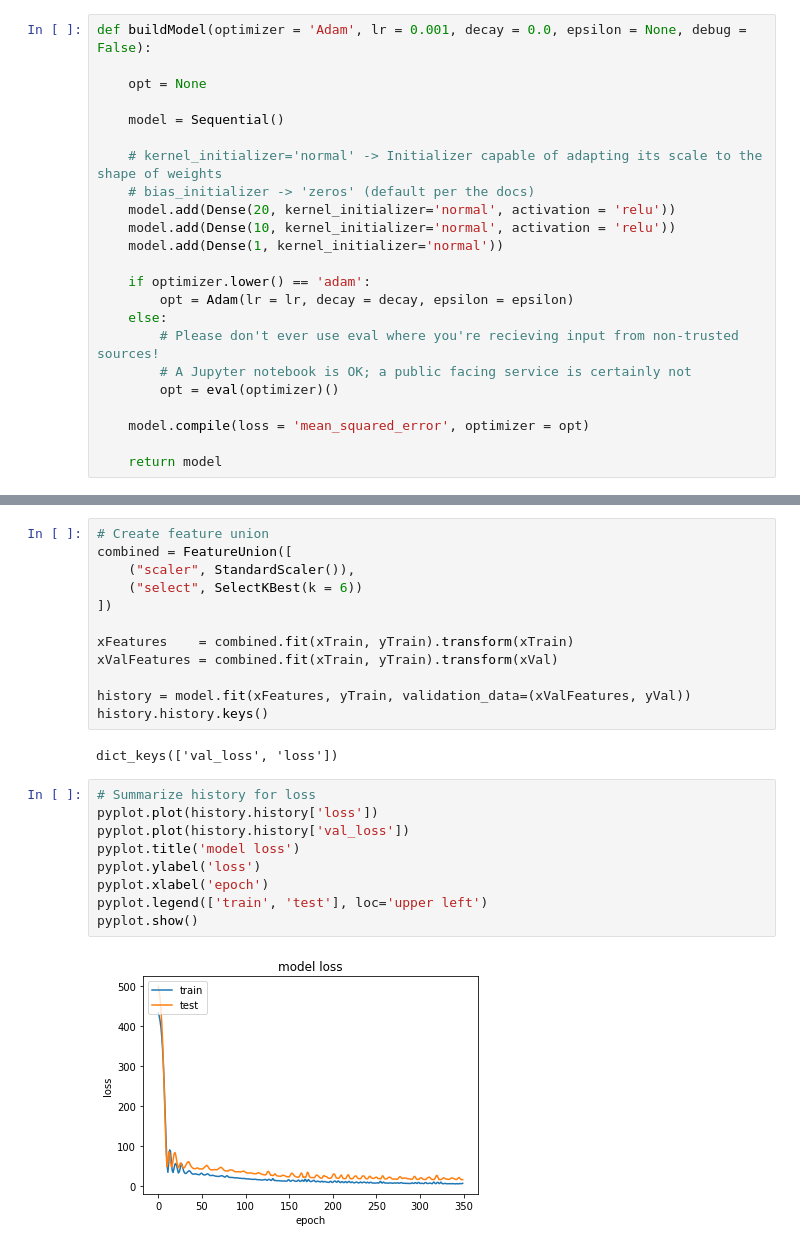
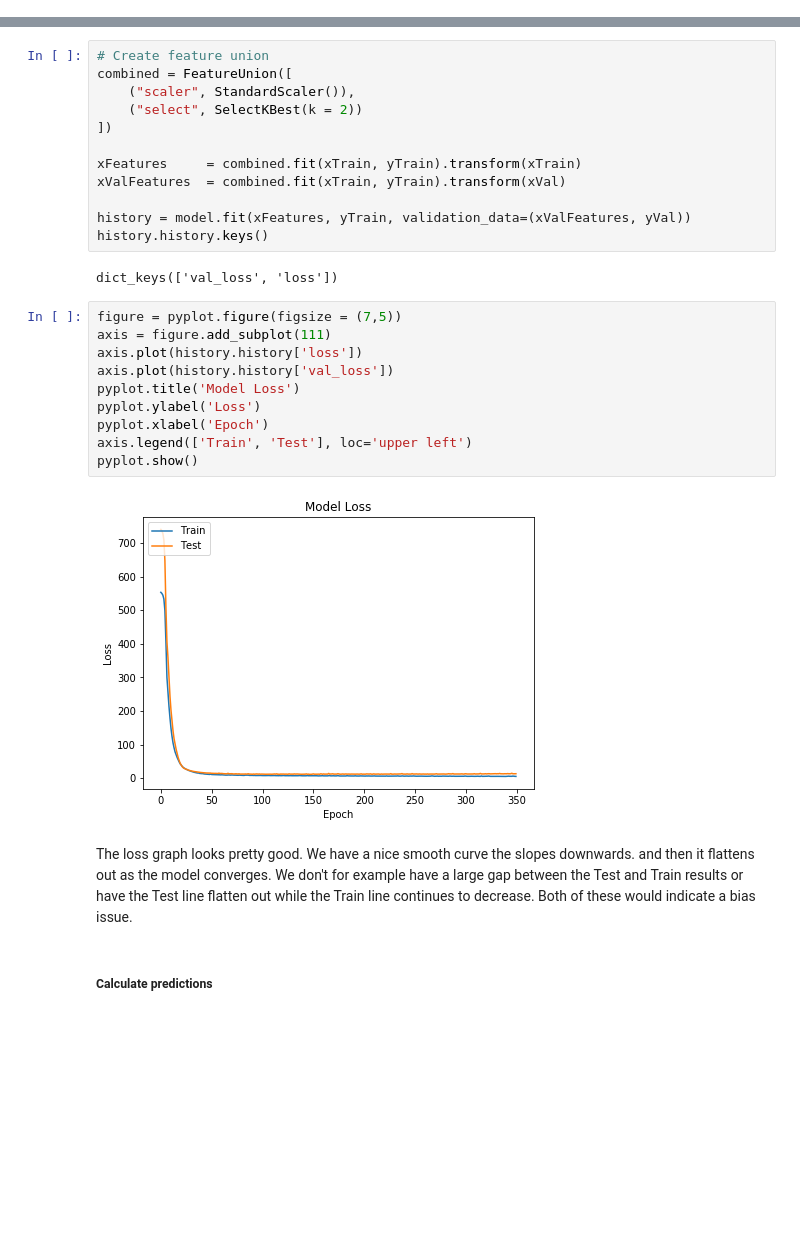
Before and after one commit to nrasch/Portfolio, a Jupyter notebook: Machine-Learning/Python/04-Classic-Datasets/Model-02.Keras.2.ipynb, the cells around one changed output, grey strips where cells are left out. Drawn from its saved outputs; the diff is of its cells as text; blank space fills up the shorter version.

Commit message:
Working on final draft of Model-02.Keras.2.ipynb

```diff
--- a/Machine-Learning/Python/04-Classic-Datasets/Model-02.Keras.2.ipynb
+++ b/Machine-Learning/Python/04-Classic-Datasets/Model-02.Keras.2.ipynb
@@ -145,29 +145,6 @@ yVal.shape =  (102,)
 ### Build model function
 # %% [markdown]
 More info on the `kernal_initializer`:  https://keras.io/initializers/
-# %%
-def buildModel(optimizer = 'Adam', lr = 0.001, decay = 0.0, epsilon = None, debug = False):
-
-    opt = None
-
-    model = Sequential()
-
-    # kernel_initializer='normal' -> Initializer capable of adapting its scale to the shape of weights
-    # bias_initializer -> 'zeros' (default per the docs)
-    model.add(Dense(20, kernel_initializer='normal', activation = 'relu'))
-    model.add(Dense(10, kernel_initializer='normal', activation = 'relu'))
-    model.add(Dense(1, kernel_initializer='normal'))
-
-    if optimizer.lower() == 'adam':
-        opt = Adam(lr = lr, decay = decay, epsilon = epsilon)
-    else:
-        # Please don't ever use eval where you're recieving input from non-trusted sources!
-        # A Jupyter notebook is OK; a public facing service is certainly not
-        opt = eval(optimizer)()
-
-    model.compile(loss = 'mean_squared_error', optimizer = opt)
-
-    return model
 # %%
 def wrapper(optimizer = 'Adam', lr = 0.001, decay = 0.0, epsilon = None):
 
@@ -497,26 +526,31 @@ print(_df.loc[:, ['mean_test_score', 'std_test_score', 'params']].sort_values(by
 # Create feature union
 combined = FeatureUnion([
     ("scaler", StandardScaler()),
-    ("select", SelectKBest(k = 6))
+    ("select", SelectKBest(k = 2))
 ])
 
-xFeatures    = combined.fit(xTrain, yTrain).transform(xTrain)
-xValFeatures = combined.fit(xTrain, yTrain).transform(xVal)
+xFeatures     = combined.fit(xTrain, yTrain).transform(xTrain)
+xValFeatures  = combined.fit(xTrain, yTrain).transform(xVal)
 
 history = model.fit(xFeatures, yTrain, validation_data=(xValFeatures, yVal))
 history.history.keys()
 # %% [output]
 dict_keys(['val_loss', 'loss'])
 # %%
-# Summarize history for loss
-pyplot.plot(history.history['loss'])
-pyplot.plot(history.history['val_loss'])
-pyplot.title('model loss')
-pyplot.ylabel('loss')
-pyplot.xlabel('epoch')
-pyplot.legend(['train', 'test'], loc='upper left')
+figure = pyplot.figure(figsize = (7,5))
+axis = figure.add_subplot(111)
+axis.plot(history.history['loss'])
+axis.plot(history.history['val_loss'])
+pyplot.title('Model Loss')
+pyplot.ylabel('Loss')
+pyplot.xlabel('Epoch')
+axis.legend(['Train', 'Test'], loc='upper left')
 pyplot.show()
 # %% [output]
-[figure, old version]
+[figure, new version]
+# %% [markdown]
+The loss graph looks pretty good.  We have a nice smooth curve the slopes downwards. and then it flattens out as the model converges.  We don't for example have a large gap between the Test and Train results or have the Test line flatten out while the Train line continues to decrease.  Both of these would indicate a bias issue.
+# %% [markdown]
+##### Calculate predictions
 # %%
 model.fit(xFeatures, yTrain)
```
Also changed, not shown: parts of 37 cells of this notebook, 1 other file.
